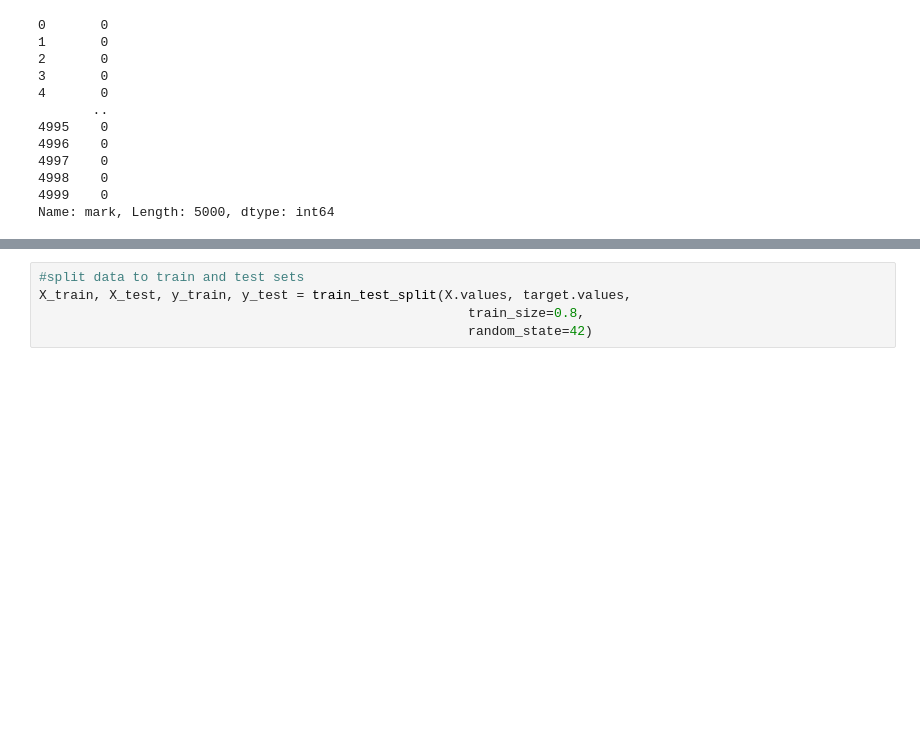
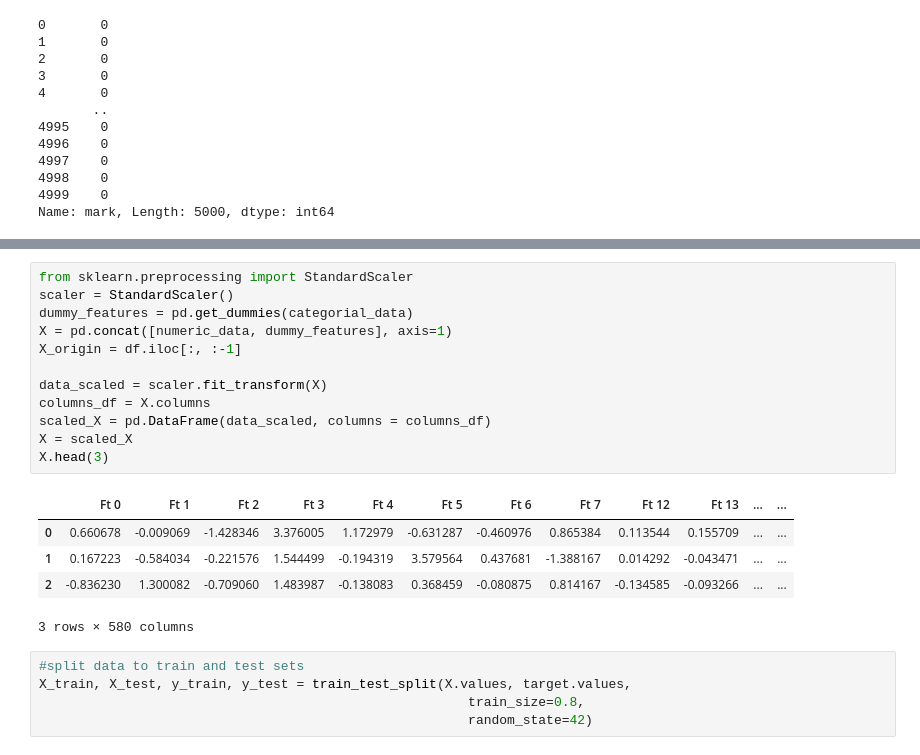
Before and after one commit to KatieGalaeva/exp1, a Jupyter notebook: SOVKOMBANK/binary_classifier.ipynb, the cells around one changed output, grey strips where cells are left out. Saved outputs shown, nothing was run; the diff lists cells and outputs as text; blank space fills up the shorter version.

```diff
--- a/SOVKOMBANK/binary_classifier.ipynb
+++ b/SOVKOMBANK/binary_classifier.ipynb
@@ -122,3 +176,21 @@ categorial_data.head()
+# %%
+from sklearn.preprocessing import StandardScaler
+scaler = StandardScaler()
+dummy_features = pd.get_dummies(categorial_data)
+X = pd.concat([numeric_data, dummy_features], axis=1)
+X_origin = df.iloc[:, :-1]
+
+data_scaled = scaler.fit_transform(X)
+columns_df = X.columns
+scaled_X = pd.DataFrame(data_scaled, columns = columns_df)
+X = scaled_X
+X.head(3)
+# %% [output]
+|  | Ft 0 | Ft 1 | Ft 2 | Ft 3 | Ft 4 | Ft 5 | Ft 6 | Ft 7 | Ft 12 | Ft 13 | ... | ... |
+| 0 | 0.660678 | -0.009069 | -1.428346 | 3.376005 | 1.172979 | -0.631287 | -0.460976 | 0.865384 | 0.113544 | 0.155709 | ... | ... |
+| 1 | 0.167223 | -0.584034 | -0.221576 | 1.544499 | -0.194319 | 3.579564 | 0.437681 | -1.388167 | 0.014292 | -0.043471 | ... | ... |
+| 2 | -0.836230 | 1.300082 | -0.709060 | 1.483987 | -0.138083 | 0.368459 | -0.080875 | 0.814167 | -0.134585 | -0.093266 | ... | ... |
+3 rows × 580 columns
 # %%
 #split data to train and test sets
 X_train, X_test, y_train, y_test = train_test_split(X.values, target.values,
```
Also changed, not shown: parts of 13 cells of this notebook.
